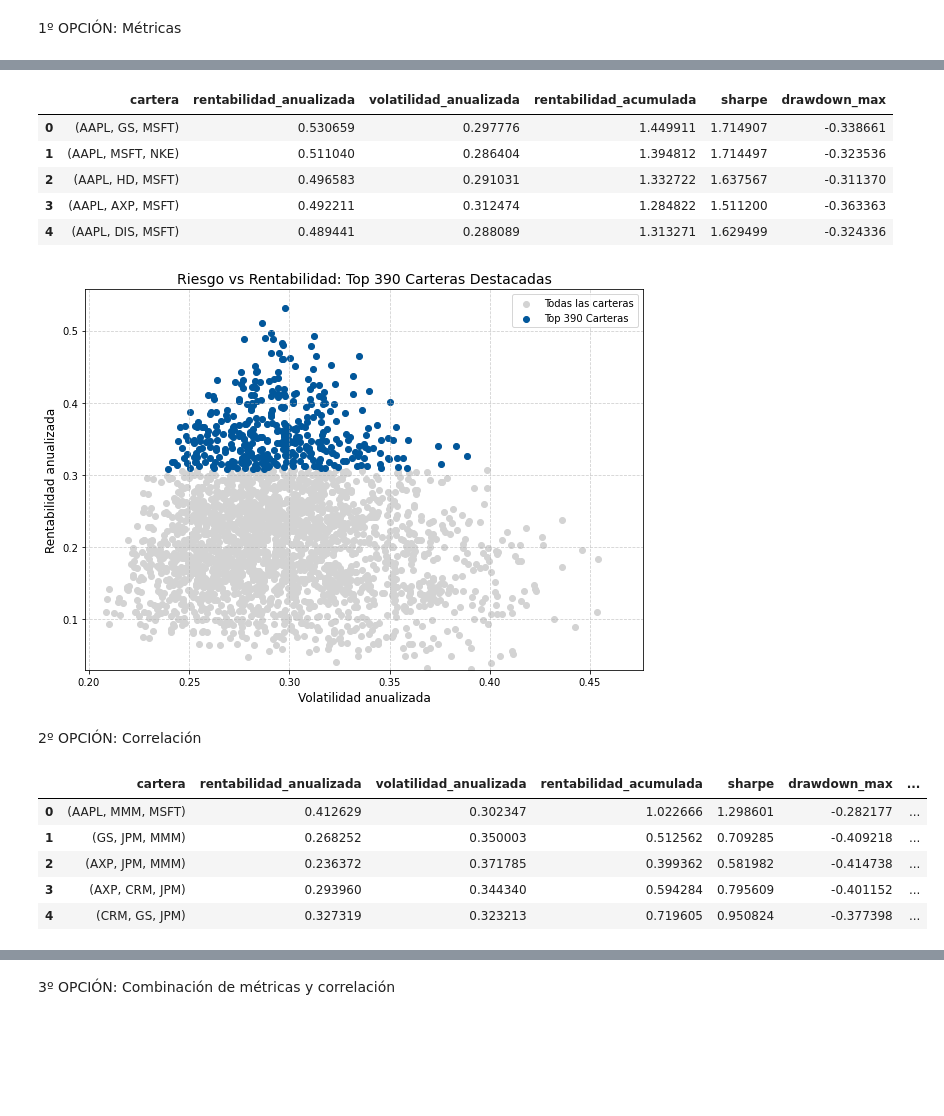
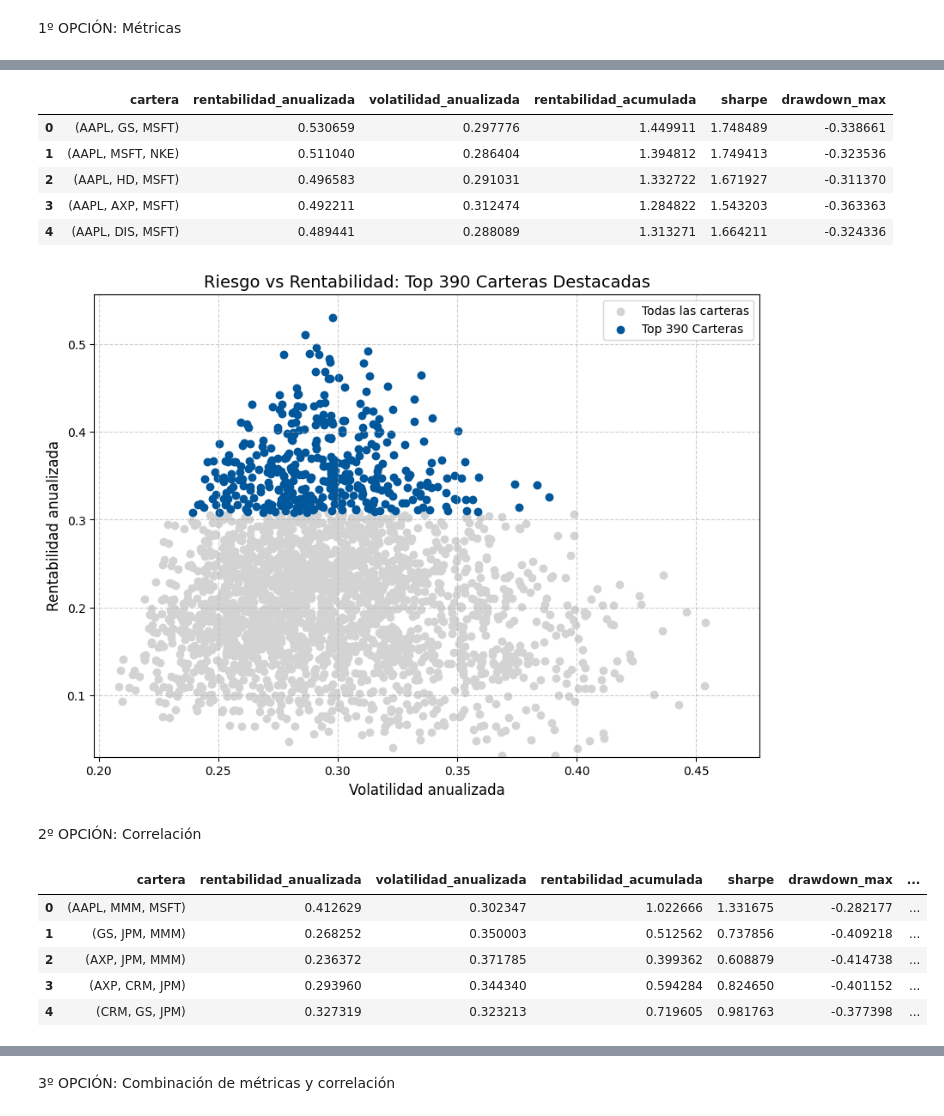
Before and after one commit to LanderAgirre/Reto_09_Azul_Oscuro, a Jupyter notebook: 2.Selección_Cartera.ipynb, the cells around one changed output, grey strips where cells are left out. Drawn from its saved outputs; the diff is of its cells as text; code cells hidden in the pictures; blank space fills up the shorter version.

```diff
--- a/2.Selección_Cartera.ipynb
+++ b/2.Selección_Cartera.ipynb
@@ -15,7 +15,7 @@ rent_diarias = df_limpio.pct_change()
 # %%
 rentabilidad_anualizada = rent_diarias.mean() * 252
 volatilidad_anualizada = rent_diarias.std() * np.sqrt(252)
-risk_free_rate = 0.02
+risk_free_rate = 0.01
 resumen_activos = pd.DataFrame({
     'Rentabilidad Anualizada': rentabilidad_anualizada,
     'Volatilidad Anualizada': volatilidad_anualizada})
@@ -80,16 +80,16 @@ def cartera_simple(df_precios, risk_free_rate=0.0):
         ascending=[False, False]).reset_index(drop=True)
     return df_resultados
 # %%
-cartera_simple = cartera_simple(df_limpio,0.02)
+cartera_simple = cartera_simple(df_limpio,0.01)
 # %%
 cartera_simple.head()
 # %% [output]
 |  | cartera | rentabilidad_anualizada | volatilidad_anualizada | rentabilidad_acumulada | sharpe | drawdown_max |
-| 0 | (AAPL, GS, MSFT) | 0.530659 | 0.297776 | 1.449911 | 1.714907 | -0.338661 |
-| 1 | (AAPL, MSFT, NKE) | 0.511040 | 0.286404 | 1.394812 | 1.714497 | -0.323536 |
-| 2 | (AAPL, HD, MSFT) | 0.496583 | 0.291031 | 1.332722 | 1.637567 | -0.311370 |
-| 3 | (AAPL, AXP, MSFT) | 0.492211 | 0.312474 | 1.284822 | 1.511200 | -0.363363 |
-| 4 | (AAPL, DIS, MSFT) | 0.489441 | 0.288089 | 1.313271 | 1.629499 | -0.324336 |
+| 0 | (AAPL, GS, MSFT) | 0.530659 | 0.297776 | 1.449911 | 1.748489 | -0.338661 |
+| 1 | (AAPL, MSFT, NKE) | 0.511040 | 0.286404 | 1.394812 | 1.749413 | -0.323536 |
+| 2 | (AAPL, HD, MSFT) | 0.496583 | 0.291031 | 1.332722 | 1.671927 | -0.311370 |
+| 3 | (AAPL, AXP, MSFT) | 0.492211 | 0.312474 | 1.284822 | 1.543203 | -0.363363 |
+| 4 | (AAPL, DIS, MSFT) | 0.489441 | 0.288089 | 1.313271 | 1.664211 | -0.324336 |
 # %%
 import matplotlib.pyplot as plt
 top390 = cartera_simple.head(390)
@@ -109,7 +109,7 @@ plt.legend()
 plt.grid(True, linestyle='--', alpha=0.6)
 plt.show()
 # %% [output]
-[figure, old version]
+[figure, new version]
 # %% [markdown]
 2º OPCIÓN: Correlación
 # %%
@@ -164,15 +164,15 @@ def generar_carteras(df_precios, risk_free_rate=0.0):
         ascending=[False, False]).reset_index(drop=True)
     return df_resultados
 # %%
-carteras = generar_carteras(df_limpio,0.02)
+carteras = generar_carteras(df_limpio,0.01)
 carteras.head()
 # %% [output]
 |  | cartera | rentabilidad_anualizada | volatilidad_anualizada | rentabilidad_acumulada | sharpe | drawdown_max | ... |
-| 0 | (AAPL, MMM, MSFT) | 0.412629 | 0.302347 | 1.022666 | 1.298601 | -0.282177 | ... |
-| 1 | (GS, JPM, MMM) | 0.268252 | 0.350003 | 0.512562 | 0.709285 | -0.409218 | ... |
-| 2 | (AXP, JPM, MMM) | 0.236372 | 0.371785 | 0.399362 | 0.581982 | -0.414738 | ... |
-| 3 | (AXP, CRM, JPM) | 0.293960 | 0.344340 | 0.594284 | 0.795609 | -0.401152 | ... |
-| 4 | (CRM, GS, JPM) | 0.327319 | 0.323213 | 0.719605 | 0.950824 | -0.377398 | ... |
+| 0 | (AAPL, MMM, MSFT) | 0.412629 | 0.302347 | 1.022666 | 1.331675 | -0.282177 | ... |
+| 1 | (GS, JPM, MMM) | 0.268252 | 0.350003 | 0.512562 | 0.737856 | -0.409218 | ... |
+| 2 | (AXP, JPM, MMM) | 0.236372 | 0.371785 | 0.399362 | 0.608879 | -0.414738 | ... |
+| 3 | (AXP, CRM, JPM) | 0.293960 | 0.344340 | 0.594284 | 0.824650 | -0.401152 | ... |
+| 4 | (CRM, GS, JPM) | 0.327319 | 0.323213 | 0.719605 | 0.981763 | -0.377398 | ... |
 # %%
 plt.figure(figsize=(10,7))
 
```
Also changed, not shown: parts of 9 cells of this notebook, 1 other file.
